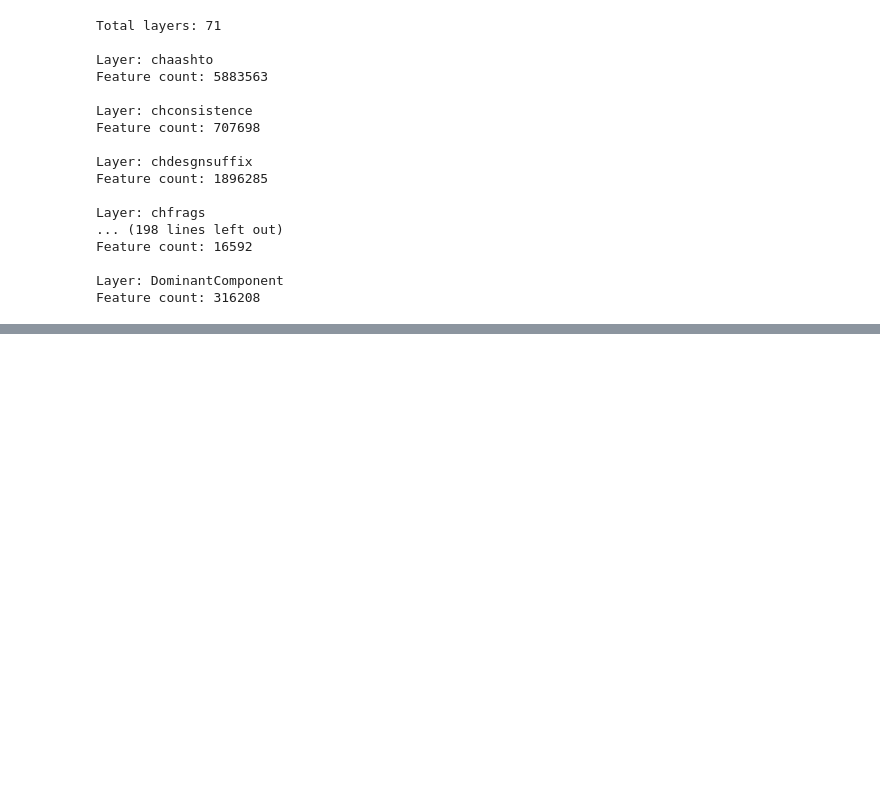
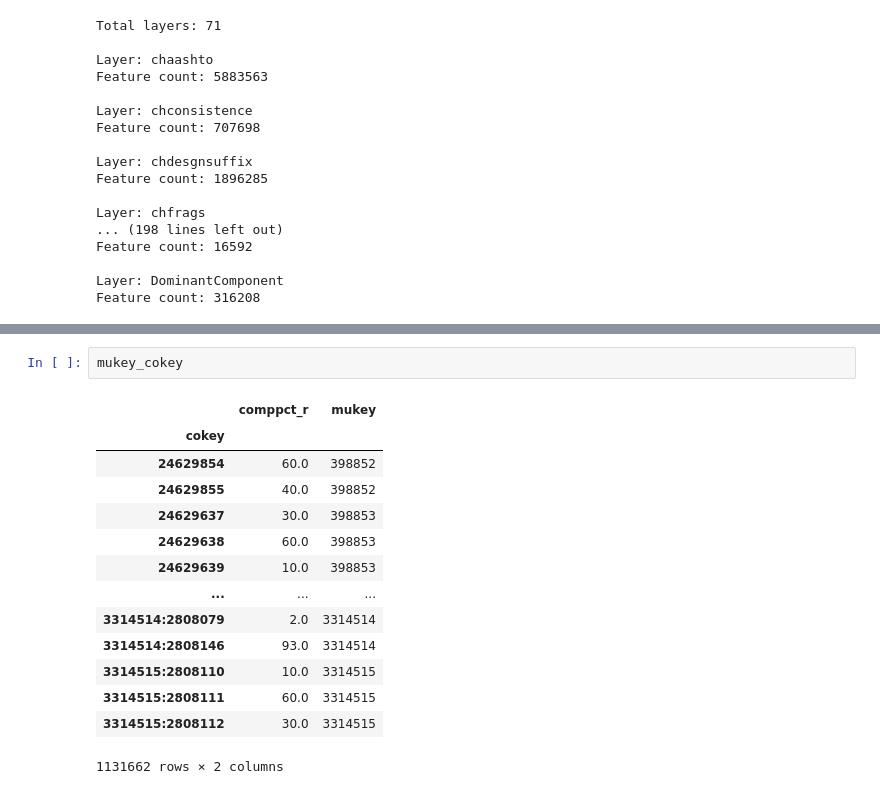
Before and after one commit to ypwong22/soil_properties, a Jupyter notebook: view_gNATSGO_src.ipynb, the cells around one changed output, grey strips where cells are left out. Saved outputs shown, nothing was run; the diff lists cells and outputs as text; blank space fills up the shorter version.

```diff
--- a/process_gNATSGO_CONUS.ipynb
+++ b/view_gNATSGO_src.ipynb
@@ -211,0 +131,17 @@ chorizon_chunk = chorizon_chunk[col_list + col_key]
+# %%
+mukey_cokey
+# %% [output]
+|  | comppct_r | mukey |
+| cokey |  |  |
+| 24629854 | 60.0 | 398852 |
+| 24629855 | 40.0 | 398852 |
+| 24629637 | 30.0 | 398853 |
+| 24629638 | 60.0 | 398853 |
+| 24629639 | 10.0 | 398853 |
+| ... | ... | ... |
+| 3314514:2808079 | 2.0 | 3314514 |
+| 3314514:2808146 | 93.0 | 3314514 |
+| 3314515:2808110 | 10.0 | 3314515 |
+| 3314515:2808111 | 60.0 | 3314515 |
+| 3314515:2808112 | 30.0 | 3314515 |
+1131662 rows × 2 columns
```
Also changed, not shown: parts of 10 cells of this notebook, 9 other files.
